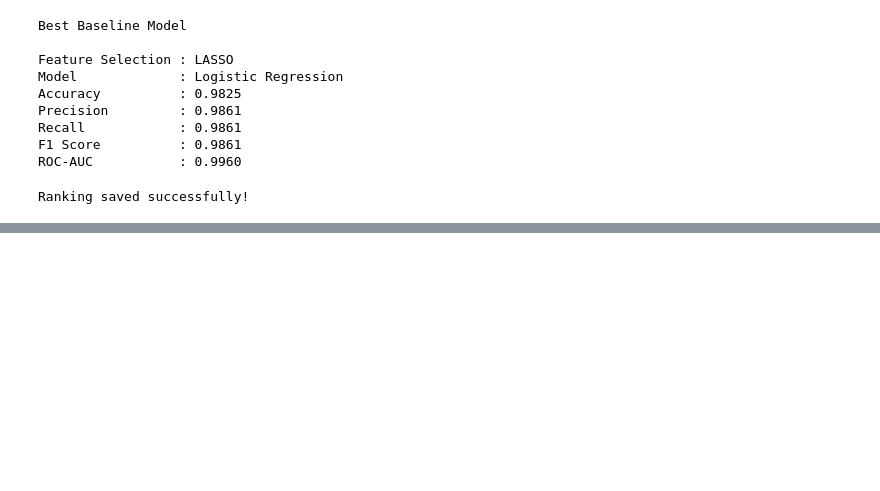
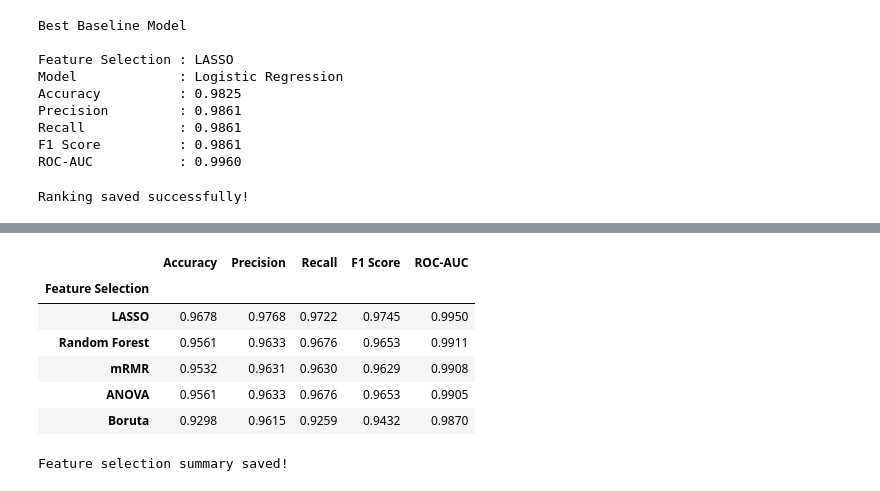
Before and after one commit to Angelinamoses/clinical-fs-benchmark, a Jupyter notebook: notebooks/01_breast_cancer_pipeline.ipynb, the cells around one changed output, grey strips where cells are left out. Cells and saved outputs as stored; diff of their text form; code cells hidden in the pictures; blank space fills up the shorter version.

```diff
--- a/notebooks/01_breast_cancer_pipeline.ipynb
+++ b/notebooks/01_breast_cancer_pipeline.ipynb
@@ -1726,0 +1764,27 @@ Ranking saved successfully!
+# %%
+# Sort by ROC-AUC
+
+feature_summary = feature_summary.sort_values(
+    by="ROC-AUC",
+    ascending=False
+)
+
+feature_summary
+# %% [output]
+|  | Accuracy | Precision | Recall | F1 Score | ROC-AUC |
+| Feature Selection |  |  |  |  |  |
+| LASSO | 0.9678 | 0.9768 | 0.9722 | 0.9745 | 0.9950 |
+| Random Forest | 0.9561 | 0.9633 | 0.9676 | 0.9653 | 0.9911 |
+| mRMR | 0.9532 | 0.9631 | 0.9630 | 0.9629 | 0.9908 |
+| ANOVA | 0.9561 | 0.9633 | 0.9676 | 0.9653 | 0.9905 |
+| Boruta | 0.9298 | 0.9615 | 0.9259 | 0.9432 | 0.9870 |
+# %%
+# Save feature summary to CSV
+
+feature_summary.to_csv(
+    "results/metrics/feature_selection_summary.csv"
+)
+
+print("Feature selection summary saved!")
+# %% [output]
+Feature selection summary saved!
```
Also changed, not shown: parts of 7 cells of this notebook, 2 other files.
